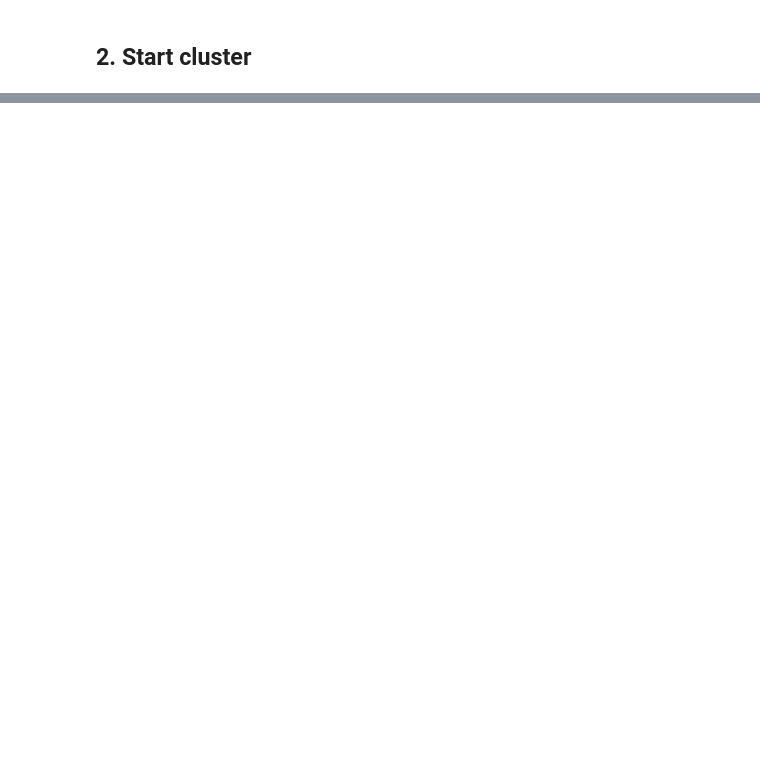
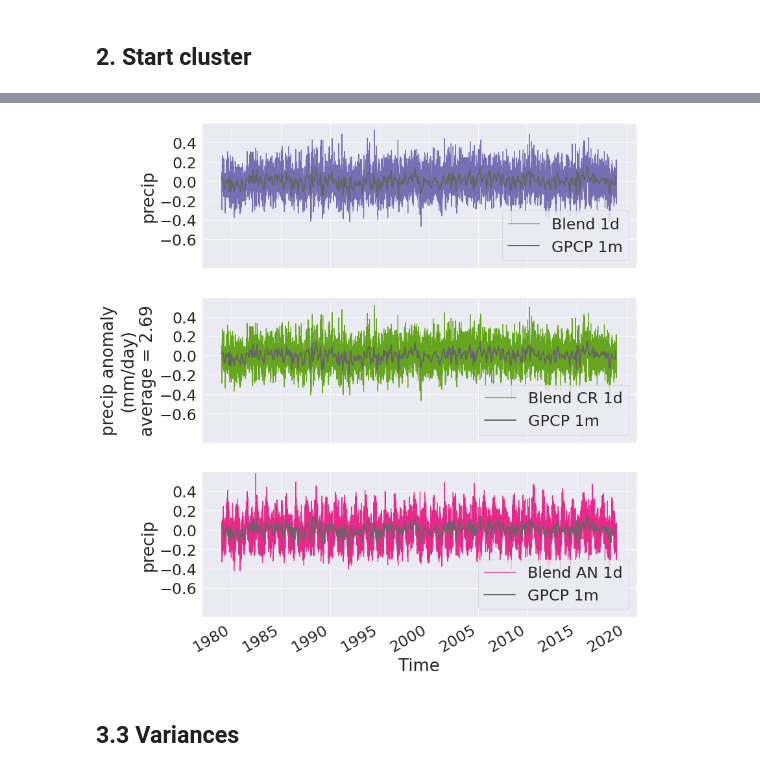
Before and after one commit to raphaeldussin/dev_forcings, a Jupyter notebook: precip_erainterim_correction_gpcp/Evaluation_results.ipynb, the cells around one changed output, grey strips where cells are left out. Cells and saved outputs as stored; diff of their text form; code cells hidden in the pictures; blank space fills up the shorter version.

```diff
--- a/precip_erainterim_correction_gpcp/Evaluation_results.ipynb
+++ b/precip_erainterim_correction_gpcp/Evaluation_results.ipynb
@@ -460,0 +319,43 @@ plt.savefig('snapshot.png', bbox_inches='tight')
+# %%
+fig, axs = plt.subplots(3, figsize=[12,14])
+mean_gpcp = glopre_monthly_gpcp.mean(dim='time')
+cmean_gpcp = "{:.2f}".format(mean_gpcp.values)
+(glopre_daily_blend - mean_gpcp).plot(ax=axs[0], color=purple, label='Blend 1d')
+(glopre_monthly_gpcp - mean_gpcp).plot(ax=axs[0], color=gray, linewidth=2, label='GPCP 1m')
+
+(glopre_daily_blend5x- mean_gpcp).plot(ax=axs[1], color=lightgreen, label='Blend CR 1d')
+(glopre_monthly_gpcp - mean_gpcp).plot(ax=axs[1], color=gray, linewidth=2, label='GPCP 1m')
+
+(glopre_daily_blend1y - mean_gpcp).plot(ax=axs[2], color=fushia, label='Blend AN 1d')
+(glopre_monthly_gpcp - mean_gpcp).plot(ax=axs[2], color=gray, linewidth=2, label='GPCP 1m')
+
+_ = axs[0].set_xticklabels([])
+_ = axs[1].set_xticklabels([])
+
+_ = axs[0].set_xticklabels([])
+_ = axs[1].set_xticklabels([])
+
+axs[0].set_yticks([-0.6, -0.4, -0.2, 0., 0.2, 0.4])
+axs[1].set_yticks([-0.6, -0.4, -0.2, 0., 0.2, 0.4])
+axs[2].set_yticks([-0.6, -0.4, -0.2, 0., 0.2, 0.4])
+
+axs[0].set_ylim([-0.9,0.6])
+axs[1].set_ylim([-0.9,0.6])
+axs[2].set_ylim([-0.9,0.6])
+
+_ = axs[0].legend(loc=4)
+_ = axs[1].legend(loc=4)
+_ = axs[2].legend(loc=4)
+
+_ = axs[0].set_xlabel("")
+_ = axs[1].set_xlabel("")
+
+_ = axs[1].set_ylabel(f"precip anomaly\n(mm/day)\naverage = {cmean_gpcp}")
+
+_ = axs[0].grid()
+_ = axs[1].grid()
+_ = axs[2].grid()
+# %% [output]
+[figure, added]
+# %% [markdown]
+## 3.3 Variances
```
Also changed, not shown: parts of 93 cells of this notebook.
